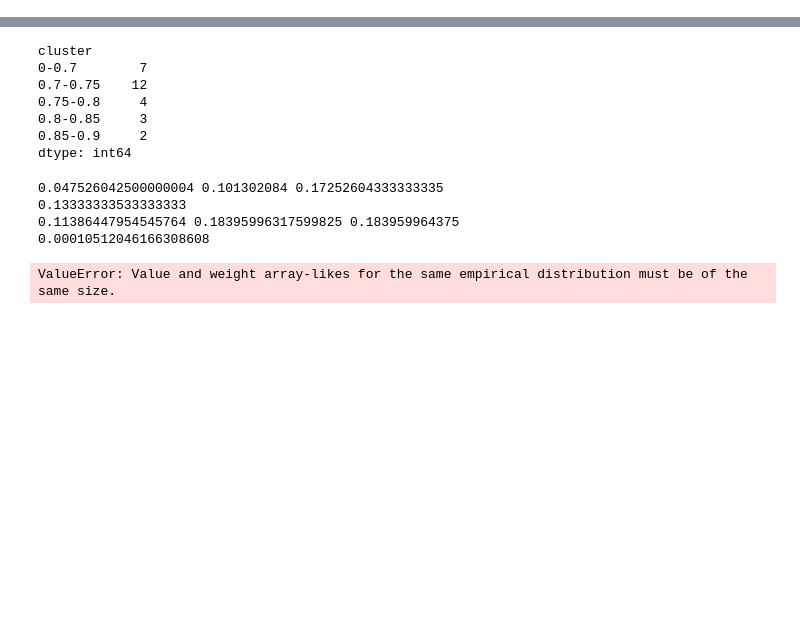
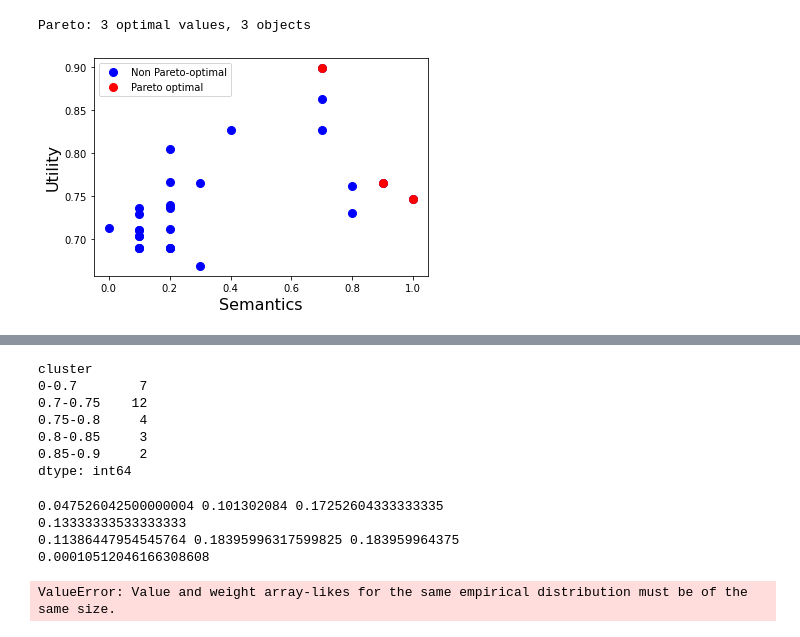
Before and after one commit to ey-l/explainable-discretization, a Jupyter notebook: notebooks/emd-kl.ipynb, the cells around one changed output, grey strips where cells are left out. Saved outputs shown, nothing was run; the diff lists cells and outputs as text; code cells hidden in the pictures; blank space fills up the shorter version.

```diff
--- a/notebooks/emd-kl.ipynb
+++ b/notebooks/emd-kl.ipynb
@@ -74,0 +99,9 @@ print(d)
+# %%
+ls = []
+for bins in binning:
+    x = pd.cut(age, bins=bins, labels=bins[1:])
+    x = x.astype('float64')
+    #print(x)
+
+
+    ls.append(x)
@@ -90,7 +143,10 @@ df_nan = df.sample(frac=0.3, random_state=42)
 data.loc[df.index.isin(df_nan.index),'Age'] = np.nan
 
 for i in binnings:
+    #bins = i
+    #semantic = 0
     bins = i['bins']
+    semantic = i['gpt']
     data_i = data.copy()
     data_i[col + '.binned'] = pd.cut(data_i[col], bins=bins, labels=bins[1:])
     #data_i[col + '.binned'] = data_i[col + '.binned'].astype('float64')
@@ -123,7 +179,10 @@ for i in binnings:
     hist, bin_edges = np.histogram(age, bins=bins)
     distribution = hist / N
 
-    outs.append({'bins': bins, 'distribution': distribution, 'gpt': 1-i['gpt'], 'impute_accuracy': impute_accuracy})
+    outs.append({'bins': bins, 'distribution': distribution, 'partitioned': np.array(data_i[col + '.final']), 'gpt': 1-semantic, 'impute_accuracy': impute_accuracy})
 
 print(outs[0])
+# dictionary to dataframe
+#df_out = pd.DataFrame(outs)
+#df_out
 # %% [output]
@@ -130,0 +254,7 @@ print(outs[0])
+# %%
+# dictionary to dataframe
+df_out = pd.DataFrame(outs)
+# get partitioned data as a two dimensional array
+partitioned = np.array(df_out['partitioned'].values.tolist())
+datapoints = np.array([np.array(df_out['gpt']), np.array(df_out['impute_accuracy'])])
+datapoints
@@ -130,0 +274,24 @@ print(outs[0])
+# %%
+pareto=oapackage.ParetoDoubleLong()
+
+for ii in range(0, datapoints.shape[1]):
+    w=oapackage.doubleVector( (datapoints[0,ii], datapoints[1,ii]))
+    pareto.addvalue(w, ii)
+
+pareto.show(verbose=1)
+# %% [output]
+Pareto: 3 optimal values, 3 objects
+# %%
+lst=pareto.allindices() # the indices of the Pareto optimal designs
+
+optimal_datapoints=datapoints[:,lst]
+
+h=plt.plot(datapoints[0,:], datapoints[1,:], '.b', markersize=16, label='Non Pareto-optimal')
+hp=plt.plot(optimal_datapoints[0,:], optimal_datapoints[1,:], '.r', markersize=16, label='Pareto optimal')
+plt.xlabel('Semantics', fontsize=16)
+plt.ylabel('Utility', fontsize=16)
+#plt.xticks([])
+#plt.yticks([])
+_=plt.legend(loc=0, numpoints=1)
+# %% [output]
+[figure, added]
```
Also changed, not shown: parts of 31 cells of this notebook, 8 other files.
